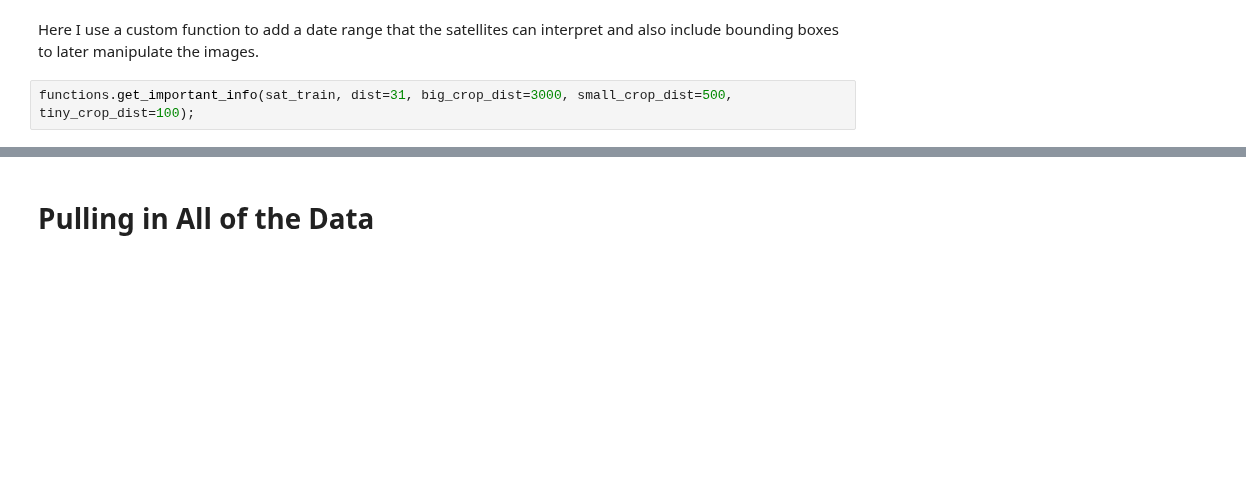
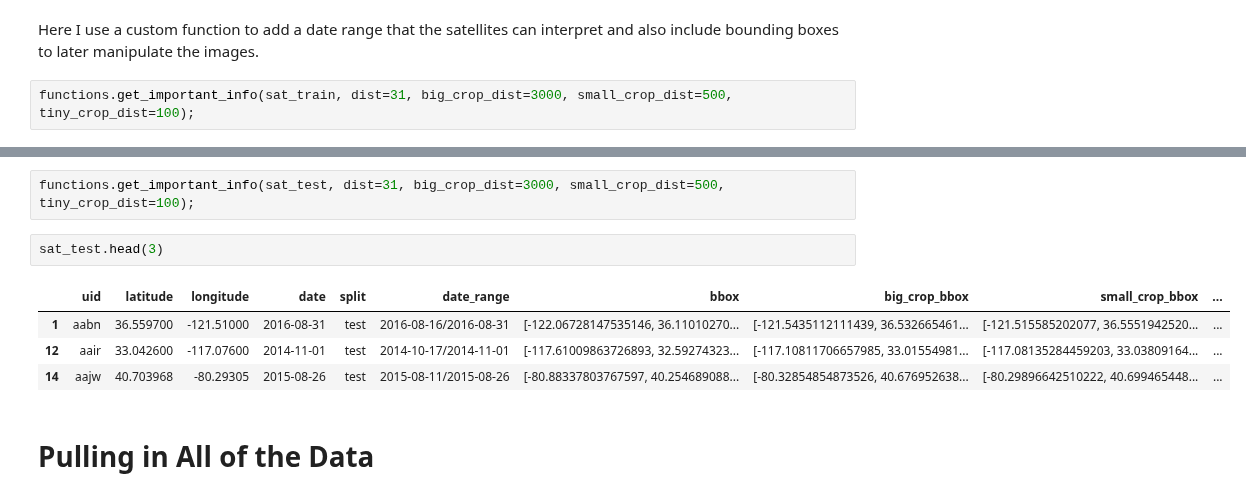
Before and after one commit to mduncan23/Predicting-Harmful-Algal-Blooms, a Jupyter notebook: Batch_pulling_data.ipynb, the cells around one changed output, grey strips where cells are left out. Saved outputs shown, nothing was run; the diff lists cells and outputs as text; blank space fills up the shorter version.

```diff
--- a/Batch_pulling_data.ipynb
+++ b/Batch_pulling_data.ipynb
@@ -108,3 +106,12 @@ sat_train.head()
+# %%
+functions.get_important_info(sat_test, dist=31, big_crop_dist=3000, small_crop_dist=500, tiny_crop_dist=100);
+# %%
+sat_test.head(3)
+# %% [output]
+|  | uid | latitude | longitude | date | split | date_range | bbox | big_crop_bbox | small_crop_bbox | ... |
+| 1 | aabn | 36.559700 | -121.51000 | 2016-08-31 | test | 2016-08-16/2016-08-31 | [-122.06728147535146, 36.11010270... | [-121.5435112111439, 36.532665461... | [-121.515585202077, 36.5551942520... | ... |
+| 12 | aair | 33.042600 | -117.07600 | 2014-11-01 | test | 2014-10-17/2014-11-01 | [-117.61009863726893, 32.59274323... | [-117.10811706657985, 33.01554981... | [-117.08135284459203, 33.03809164... | ... |
+| 14 | aajw | 40.703968 | -80.29305 | 2015-08-26 | test | 2015-08-11/2015-08-26 | [-80.88337803767597, 40.254689088... | [-80.32854854873526, 40.676952638... | [-80.29896642510222, 40.699465448... | ... |
 # %% [markdown]
 # Pulling in All of the Data
 # %% [markdown]
```
Also changed, not shown: parts of 13 cells of this notebook.
